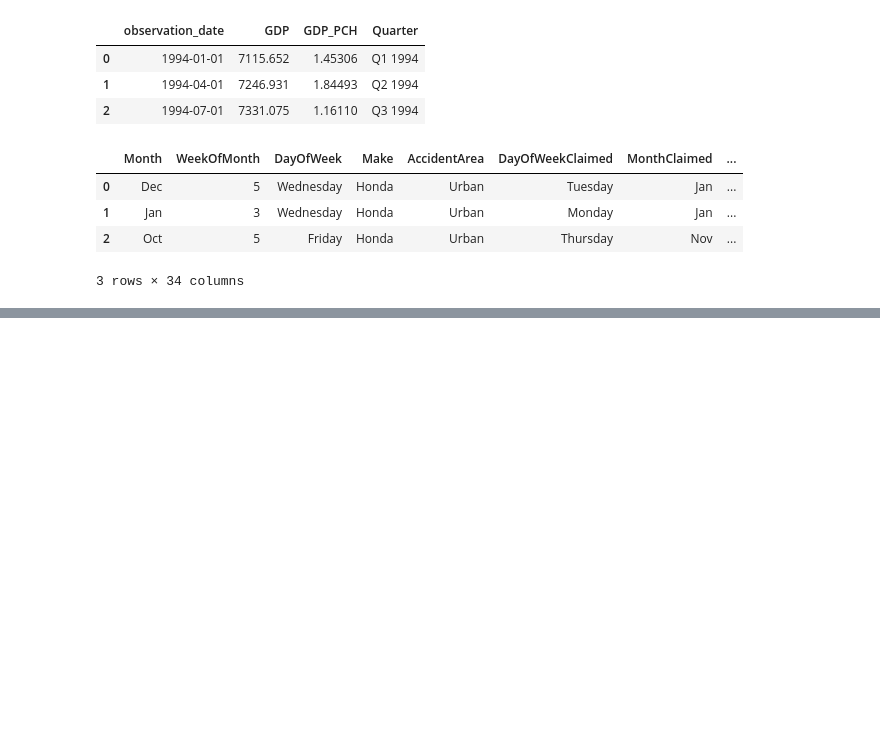
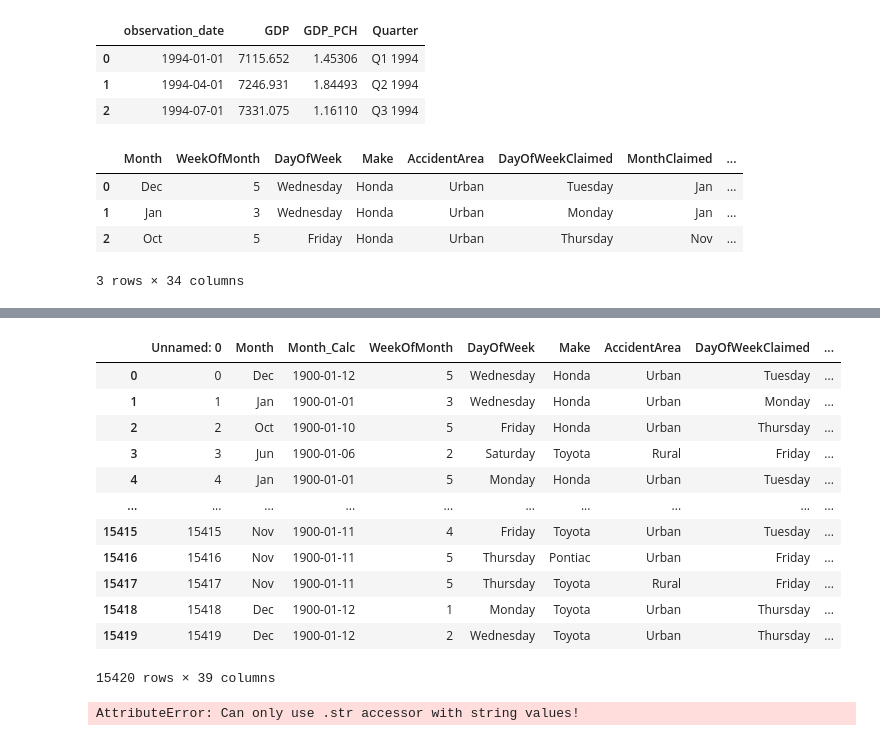
Before and after one commit to iolaitan/Insurance-Fraud-Detection, a Jupyter notebook: EDA.ipynb, the cells around one changed output, grey strips where cells are left out. Saved outputs shown, nothing was run; the diff lists cells and outputs as text; code cells hidden in the pictures; blank space fills up the shorter version.

```diff
--- a/EDA.ipynb
+++ b/EDA.ipynb
@@ -88,0 +175,31 @@ df.head(3)
+# %%
+#Read in updated fraud data
+df1 = pd.read_excel('New.xlsx')
+df1
+# %% [output]
+|  | Unnamed: 0 | Month | Month_Calc | WeekOfMonth | DayOfWeek | Make | AccidentArea | DayOfWeekClaimed | ... |
+| 0 | 0 | Dec | 1900-01-12 | 5 | Wednesday | Honda | Urban | Tuesday | ... |
+| 1 | 1 | Jan | 1900-01-01 | 3 | Wednesday | Honda | Urban | Monday | ... |
+| 2 | 2 | Oct | 1900-01-10 | 5 | Friday | Honda | Urban | Thursday | ... |
+| 3 | 3 | Jun | 1900-01-06 | 2 | Saturday | Toyota | Rural | Friday | ... |
+| 4 | 4 | Jan | 1900-01-01 | 5 | Monday | Honda | Urban | Tuesday | ... |
+| ... | ... | ... | ... | ... | ... | ... | ... | ... | ... |
+| 15415 | 15415 | Nov | 1900-01-11 | 4 | Friday | Toyota | Urban | Tuesday | ... |
+| 15416 | 15416 | Nov | 1900-01-11 | 5 | Thursday | Pontiac | Urban | Friday | ... |
+| 15417 | 15417 | Nov | 1900-01-11 | 5 | Thursday | Toyota | Rural | Friday | ... |
+| 15418 | 15418 | Dec | 1900-01-12 | 1 | Monday | Toyota | Urban | Thursday | ... |
+| 15419 | 15419 | Dec | 1900-01-12 | 2 | Wednesday | Toyota | Urban | Thursday | ... |
+15420 rows × 39 columns
+# %%
+#Calculate difference in days
+#df1['Month_Calc'] = pd.to_datetime(df1['Month_Calc']).dt.strftime('%d-%m-%Y')
+#df1['MonthClaim_Calc'] = pd.to_datetime(df1['MonthClaim_Calc']).dt.strftime('%d-%m-%Y')
+
+#df1['Month_Calc'] = pd.to_datetime(df1['Month_Calc'].str.strip(), format = '%m-%d-%Y')
+#df1['MonthClaim_Calc'] = pd.to_datetime(df1['MonthClaim_Calc'].str.strip(), format = '%m-%d-%Y')
+
+#df['Time stamp'] = pd.to_datetime(df['Time stamp'].str.strip(), format='%d/%m/%Y')
+
+df1
+# %% [output]
+AttributeError: Can only use .str accessor with string values!
```
Also changed, not shown: parts of 14 cells of this notebook, 19 other files.
